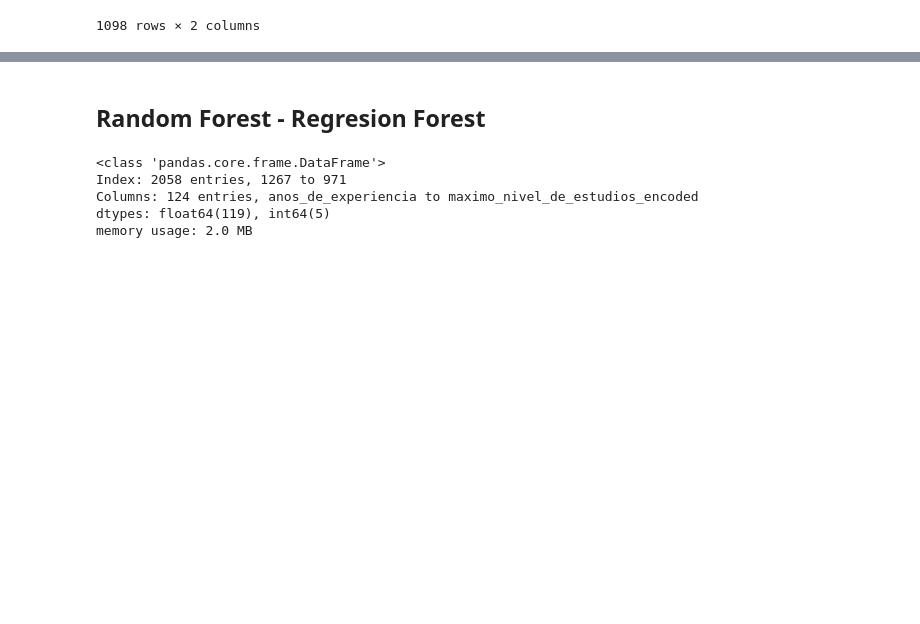
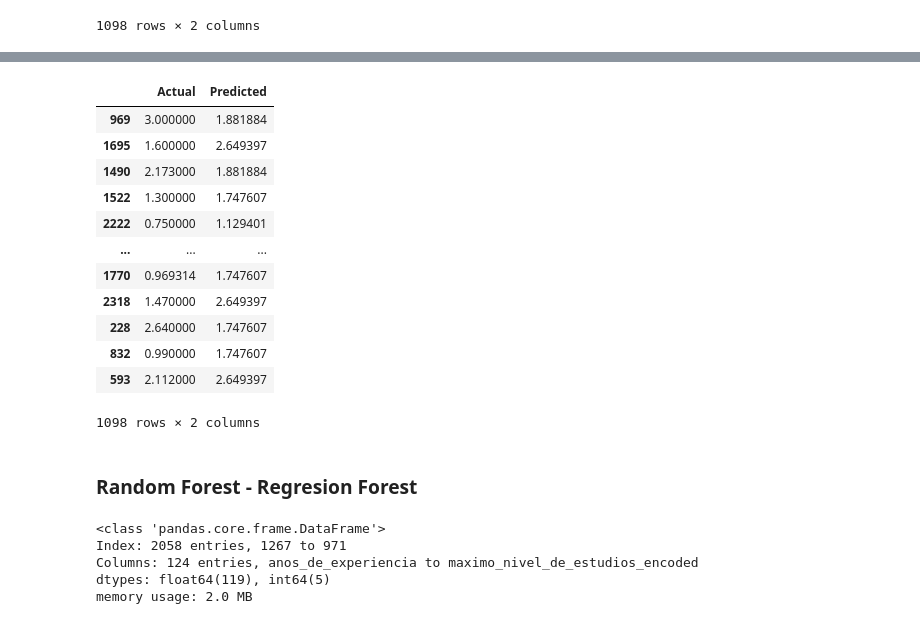
Before and after one commit to mauriciobergallo/coderhouse-datascience, a Jupyter notebook: ProyectoDS_EncuestaSalarial_BergalloMauricio.ipynb, the cells around one changed output, grey strips where cells are left out. Cells and saved outputs as stored; diff of their text form; code cells hidden in the pictures; blank space fills up the shorter version.

```diff
--- a/ProyectoDS_EncuestaSalarial_BergalloMauricio.ipynb
+++ b/ProyectoDS_EncuestaSalarial_BergalloMauricio.ipynb
@@ -822,5 +880,28 @@ df_real_pred
+# %%
+# Dataframe con los valores reales y predichos
+
+df_real_pred = pd.DataFrame({
+    'Actual': y_test_dt,
+    'Predicted': y_test_pred_dt
+})
+
+df_real_pred
+# %% [output]
+|  | Actual | Predicted |
+| 969 | 3.000000 | 1.881884 |
+| 1695 | 1.600000 | 2.649397 |
+| 1490 | 2.173000 | 1.881884 |
+| 1522 | 1.300000 | 1.747607 |
+| 2222 | 0.750000 | 1.129401 |
+| ... | ... | ... |
+| 1770 | 0.969314 | 1.747607 |
+| 2318 | 1.470000 | 2.649397 |
+| 228 | 2.640000 | 1.747607 |
+| 832 | 0.990000 | 1.747607 |
+| 593 | 2.112000 | 2.649397 |
+1098 rows × 2 columns
 # %% [markdown]
-## Random Forest - Regresion Forest
+### Random Forest - Regresion Forest
 # %%
 from sklearn.ensemble import RandomForestRegressor
 # %%
```
Also changed, not shown: parts of 27 cells of this notebook, 1 other file.
